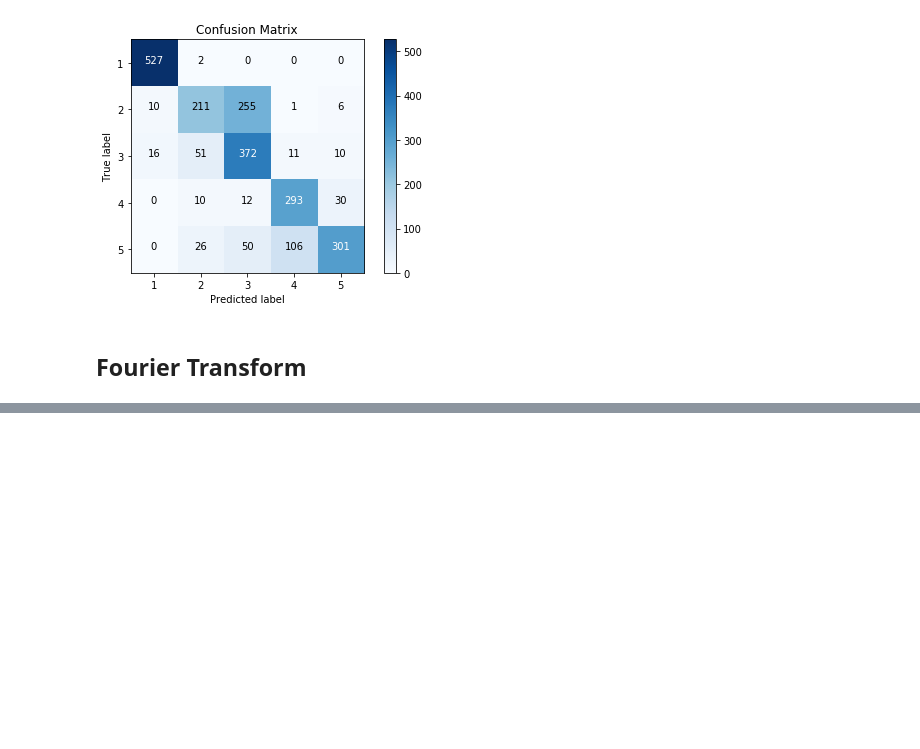
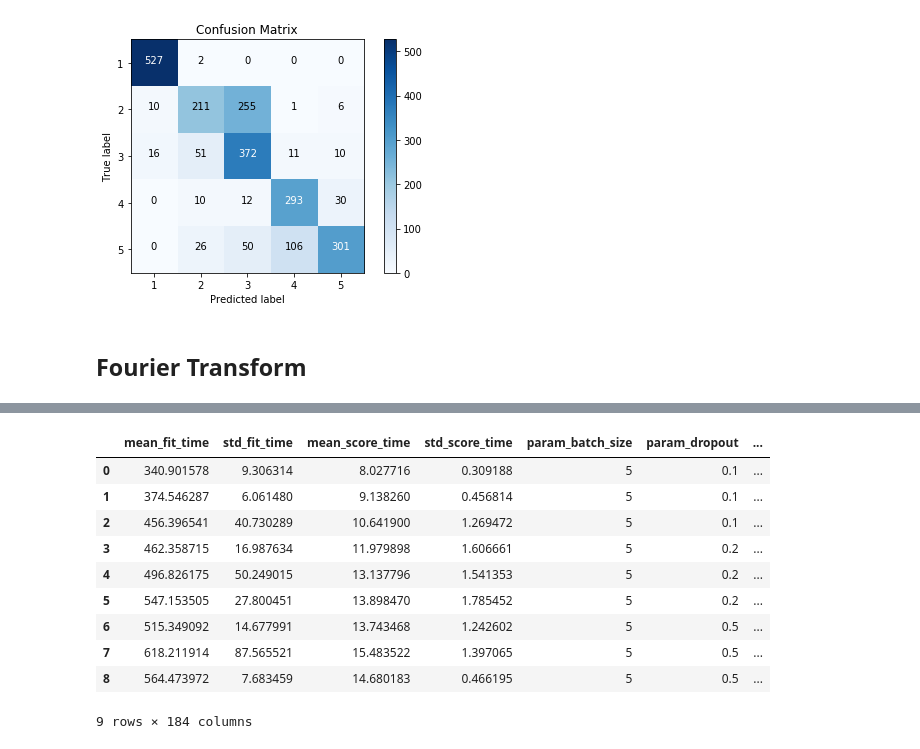
Before and after one commit to carolineh101/cs229-epilepsy, a Jupyter notebook: cnn.ipynb, the cells around one changed output, grey strips where cells are left out. Drawn from its saved outputs; the diff is of its cells as text; code cells hidden in the pictures; blank space fills up the shorter version.

Commit message:
Add Fourier CNN results.

```diff
--- a/cnn.ipynb
+++ b/cnn.ipynb
@@ -91,3 +109,19 @@ pd.DataFrame.from_dict(f_cv_results)
+# %%
+f_cv_df = pd.DataFrame.from_dict(f_cv_results)
+f_cv_df.to_csv('fourier_cnn_cv_results.csv')
+f_cv_df
+# %% [output]
+|  | mean_fit_time | std_fit_time | mean_score_time | std_score_time | param_batch_size | param_dropout | ... |
+| 0 | 340.901578 | 9.306314 | 8.027716 | 0.309188 | 5 | 0.1 | ... |
+| 1 | 374.546287 | 6.061480 | 9.138260 | 0.456814 | 5 | 0.1 | ... |
+| 2 | 456.396541 | 40.730289 | 10.641900 | 1.269472 | 5 | 0.1 | ... |
+| 3 | 462.358715 | 16.987634 | 11.979898 | 1.606661 | 5 | 0.2 | ... |
+| 4 | 496.826175 | 50.249015 | 13.137796 | 1.541353 | 5 | 0.2 | ... |
+| 5 | 547.153505 | 27.800451 | 13.898470 | 1.785452 | 5 | 0.2 | ... |
+| 6 | 515.349092 | 14.677991 | 13.743468 | 1.242602 | 5 | 0.5 | ... |
+| 7 | 618.211914 | 87.565521 | 15.483522 | 1.397065 | 5 | 0.5 | ... |
+| 8 | 564.473972 | 7.683459 | 14.680183 | 0.466195 | 5 | 0.5 | ... |
+9 rows × 184 columns
 # %%
 print('Accuracy: ', f_acc)
 print('Macro F1: ', f_f1_macro)
```
Also changed, not shown: parts of 6 cells of this notebook, 1 other file.
